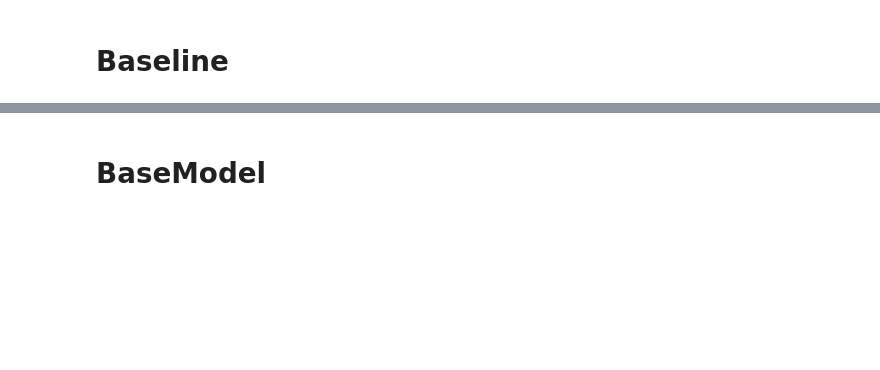
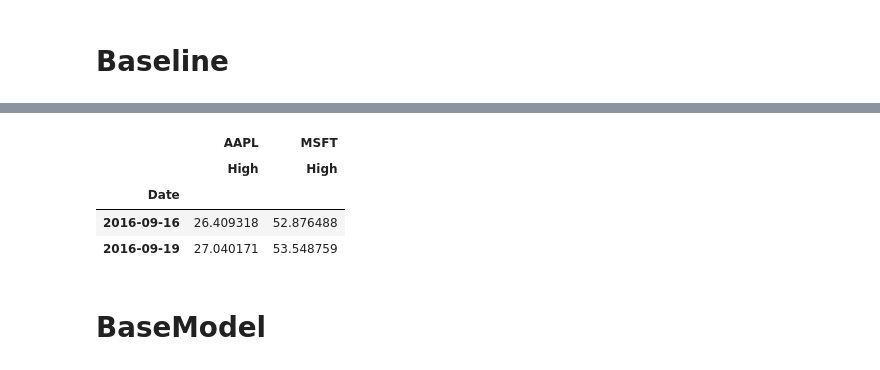
Before and after one commit to langflow-ai/wavy, a Jupyter notebook: notebooks/bovespa_analysis.ipynb, the cells around one changed output, grey strips where cells are left out. Cells and saved outputs as stored; diff of their text form; code cells hidden in the pictures; blank space fills up the shorter version.

Commit message:
refac: change Baseline return to Side

```diff
--- a/notebooks/bovespa_analysis.ipynb
+++ b/notebooks/bovespa_analysis.ipynb
@@ -47 +95,3 @@ timepanel.test.y[0]
+# %%
+predicted_val = baseline.predict_val()
 # %%
@@ -58,3 +105,11 @@ predicted
+# %%
+predicted_val[2]
+# %% [output]
+|  | AAPL | MSFT |
+|  | High | High |
+| Date |  |  |
+| 2016-09-16 | 26.409318 | 52.876488 |
+| 2016-09-19 | 27.040171 | 53.548759 |
 # %% [markdown]
 # BaseModel
 # %%
```
Also changed, not shown: parts of 13 cells of this notebook, 3 other files.
